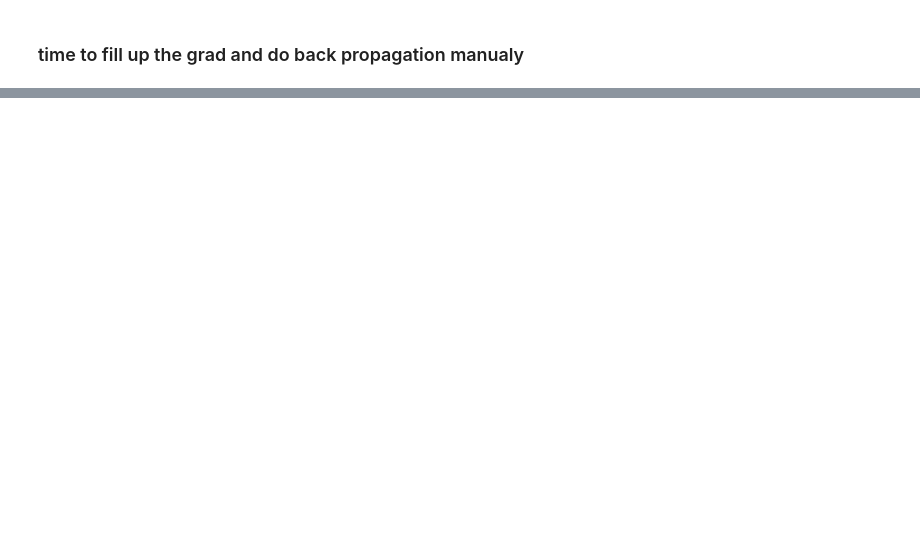
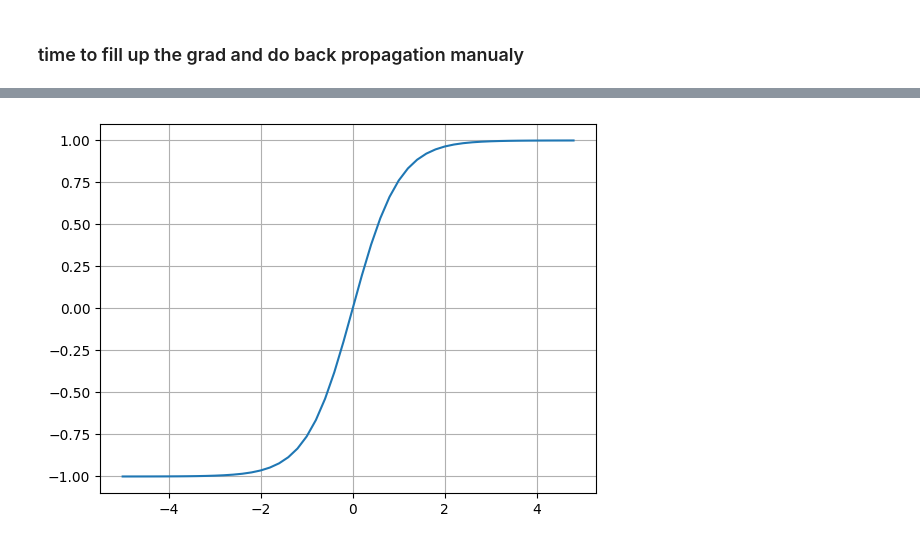
Before and after one commit to subhajitdas1999/zero-to-mastery-ml, a Jupyter notebook: micrograd_from_scratch.ipynb, the cells around one changed output, grey strips where cells are left out. Saved outputs shown, nothing was run; the diff lists cells and outputs as text; code cells hidden in the pictures; blank space fills up the shorter version.

Commit message:
explored tanh (a squash) function

```diff
--- a/micrograd_from_scratch.ipynb
+++ b/micrograd_from_scratch.ipynb
@@ -174,0 +179,5 @@ b.g
+# %%
+plt.plot(np.arange(-5,5,0.2),np.tanh(np.arange(-5,5,0.2)))
+plt.grid()
+# %% [output]
+[figure, added]
```
Also changed, not shown: parts of 4 cells of this notebook.
